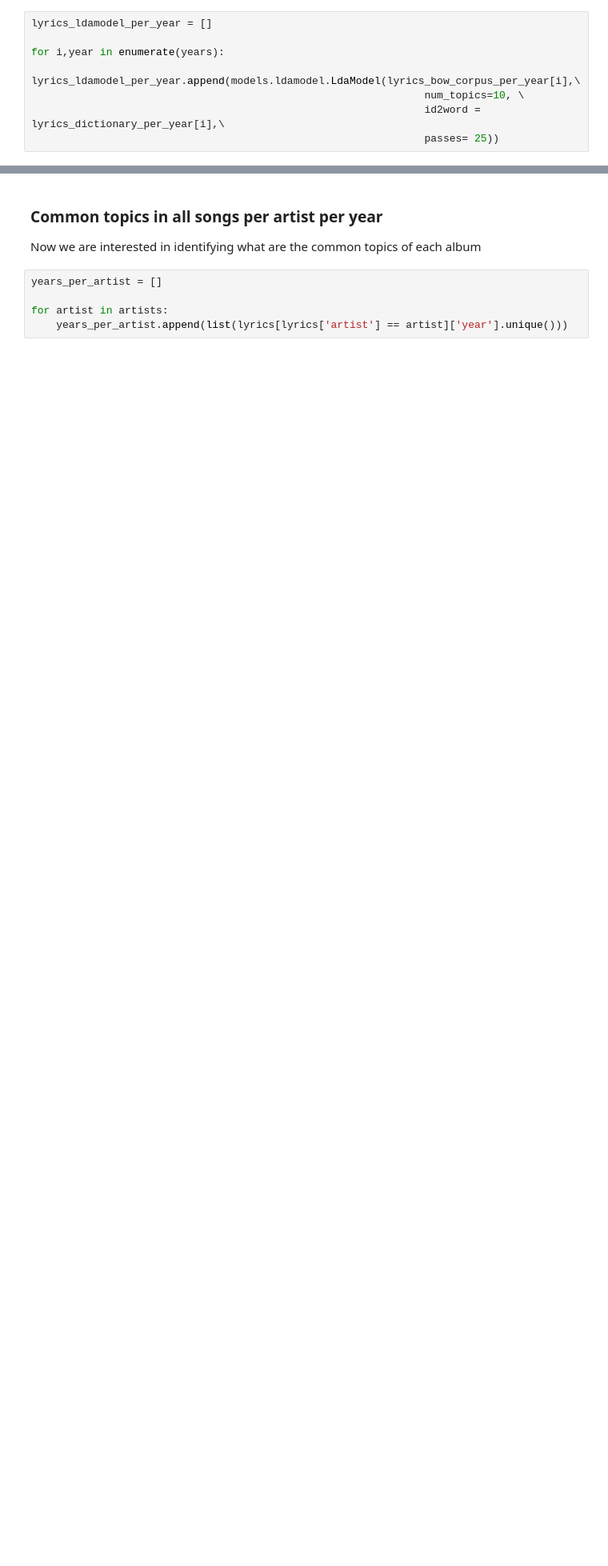
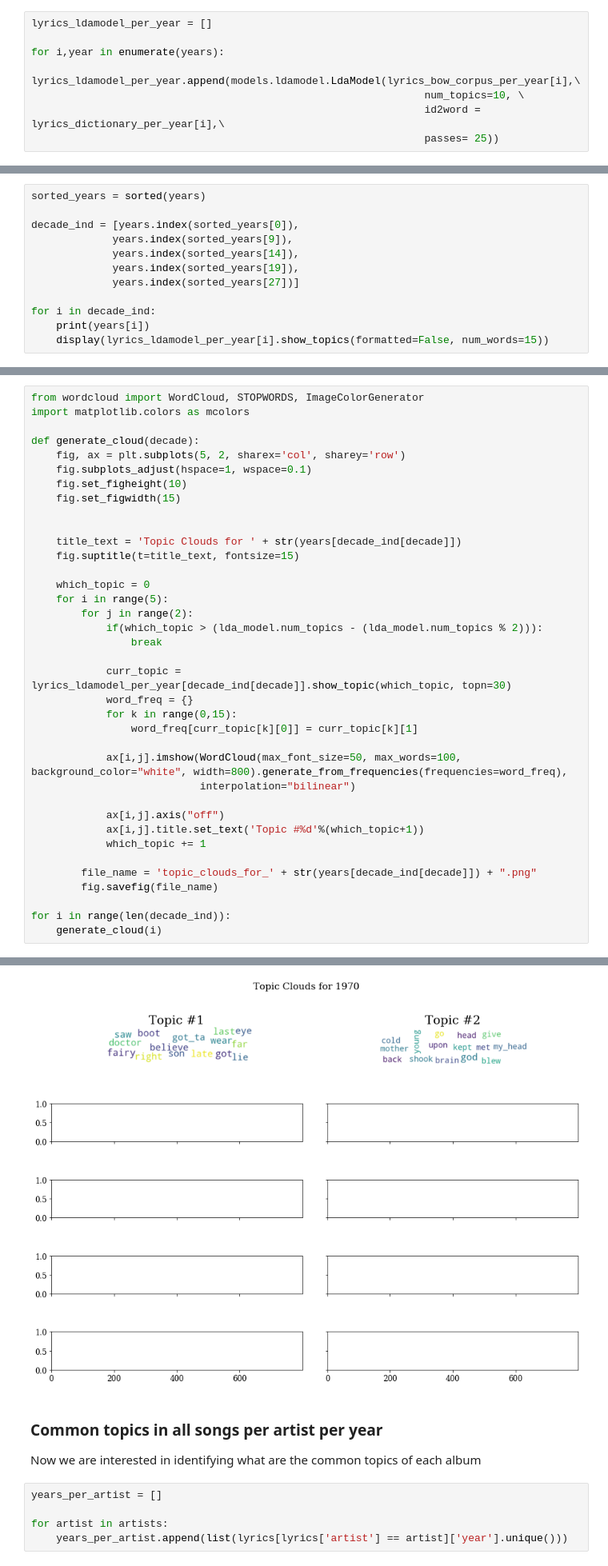
Before and after one commit to ludovicaschaerf/TMCI_Project, a Jupyter notebook: Project Pipeline.ipynb, the cells around one changed output, grey strips where cells are left out. Shown at 80% size. Drawn from its saved outputs; the diff is of its cells as text; blank space fills up the shorter version.

Commit message:
Made some dank clouds

```diff
--- a/Project Pipeline.ipynb
+++ b/Project Pipeline.ipynb
@@ -1312 +1331,13 @@ for i,year in enumerate(years):
 ... (54 outputs left out)
+# %%
+sorted_years = sorted(years)
+
+decade_ind = [years.index(sorted_years[0]),
+             years.index(sorted_years[9]),
+             years.index(sorted_years[14]),
+             years.index(sorted_years[19]),
+             years.index(sorted_years[27])]
+
+for i in decade_ind:
+    print(years[i])
+    display(lyrics_ldamodel_per_year[i].show_topics(formatted=False, num_words=15))
@@ -1312,0 +1435,38 @@ for i,year in enumerate(years):
+# %%
+from wordcloud import WordCloud, STOPWORDS, ImageColorGenerator
+import matplotlib.colors as mcolors
+
+def generate_cloud(decade):
+    fig, ax = plt.subplots(5, 2, sharex='col', sharey='row')
+    fig.subplots_adjust(hspace=1, wspace=0.1)
+    fig.set_figheight(10)
+    fig.set_figwidth(15)
+
+
+    title_text = 'Topic Clouds for ' + str(years[decade_ind[decade]])
+    fig.suptitle(t=title_text, fontsize=15)
+
+    which_topic = 0
+    for i in range(5):
+        for j in range(2):
+            if(which_topic > (lda_model.num_topics - (lda_model.num_topics % 2))):
+                break
+
+            curr_topic = lyrics_ldamodel_per_year[decade_ind[decade]].show_topic(which_topic, topn=30)
+            word_freq = {}
+            for k in range(0,15):
+                word_freq[curr_topic[k][0]] = curr_topic[k][1]
+
+            ax[i,j].imshow(WordCloud(max_font_size=50, max_words=100, background_color="white", width=800).generate_from_frequencies(frequencies=word_freq),
+                           interpolation="bilinear")
+
+            ax[i,j].axis("off")
+            ax[i,j].title.set_text('Topic #%d'%(which_topic+1))
+            which_topic += 1
+
+        file_name = 'topic_clouds_for_' + str(years[decade_ind[decade]]) + ".png"
+        fig.savefig(file_name)
+
+for i in range(len(decade_ind)):
+    generate_cloud(i)
+# %% [output]
@@ -1313,3 +1474,4 @@ for i,year in enumerate(years):
+[figure, added]
 # %% [markdown]
 ### Common topics in all songs per artist per year
 Now we are interested in identifying what are the common topics of each album
```
Also changed, not shown: parts of 26 cells of this notebook.
